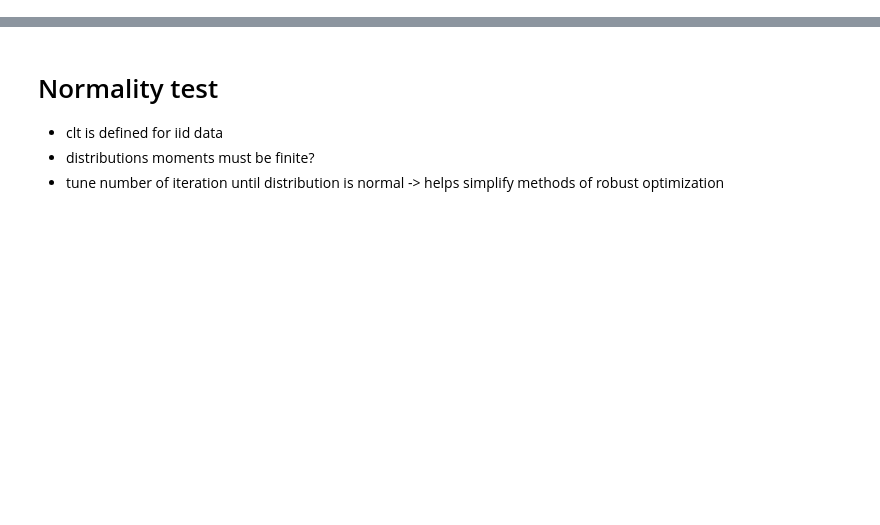
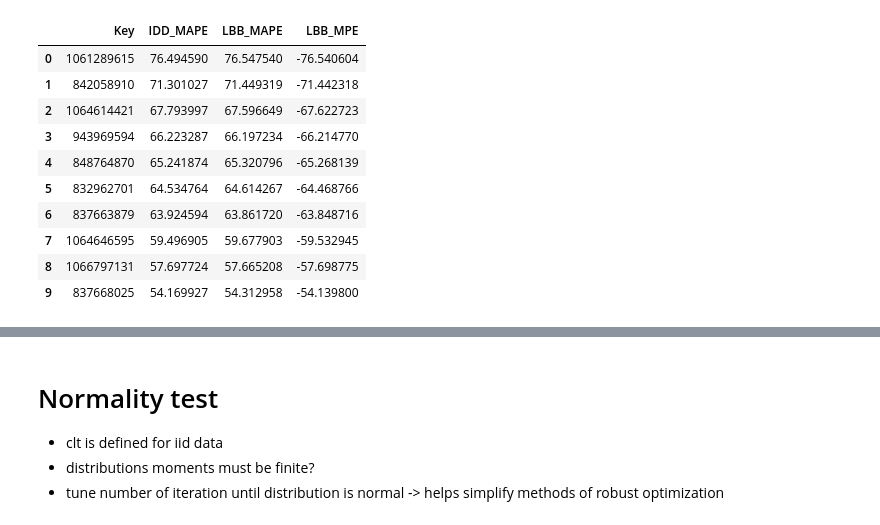
Before and after one commit to chrisnhr/Diplom, a Jupyter notebook: bootstrapping.ipynb, the cells around one changed output, grey strips where cells are left out. Cells and saved outputs as stored; diff of their text form; code cells hidden in the pictures; blank space fills up the shorter version.

```diff
--- a/bootstrapping.ipynb
+++ b/bootstrapping.ipynb
@@ -235,0 +127,28 @@ plt.show()
+# %%
+df_results.groupby("Key").median().sort_values("LBB_MPE", ascending=True).reset_index()[["Key", "IDD_MAPE", "LBB_MAPE", "LBB_MPE"]].head(10)
+#863526628 twinws viel mehr Ansprache als test
+#1107699346 twins viel mehr Ansprache als test
+#848151556 twins viel mehr Ansprache als test
+#1574713555 twins viel mehr Ansprache als test
+#824008632 twins viel mehr Ansprache als test
+#803656013 twins viel mehr Ansprache als test
+#1088112515 twins viel mehr Ansprache als test
+#829628090 twins viel mehr Ansprache als test
+#... immer das gleiche
+
+#848764870 hier passen die Saisonkurven nicht
+#1066797131 hier passen die Saisonkurven nicht
+
+#ansonsten sind logischerweise auch die twins mal geringer
+# %% [output]
+|  | Key | IDD_MAPE | LBB_MAPE | LBB_MPE |
+| 0 | 1061289615 | 76.494590 | 76.547540 | -76.540604 |
+| 1 | 842058910 | 71.301027 | 71.449319 | -71.442318 |
+| 2 | 1064614421 | 67.793997 | 67.596649 | -67.622723 |
+| 3 | 943969594 | 66.223287 | 66.197234 | -66.214770 |
+| 4 | 848764870 | 65.241874 | 65.320796 | -65.268139 |
+| 5 | 832962701 | 64.534764 | 64.614267 | -64.468766 |
+| 6 | 837663879 | 63.924594 | 63.861720 | -63.848716 |
+| 7 | 1064646595 | 59.496905 | 59.677903 | -59.532945 |
+| 8 | 1066797131 | 57.697724 | 57.665208 | -57.698775 |
+| 9 | 837668025 | 54.169927 | 54.312958 | -54.139800 |
```
Also changed, not shown: parts of 27 cells of this notebook, 2 other files.
